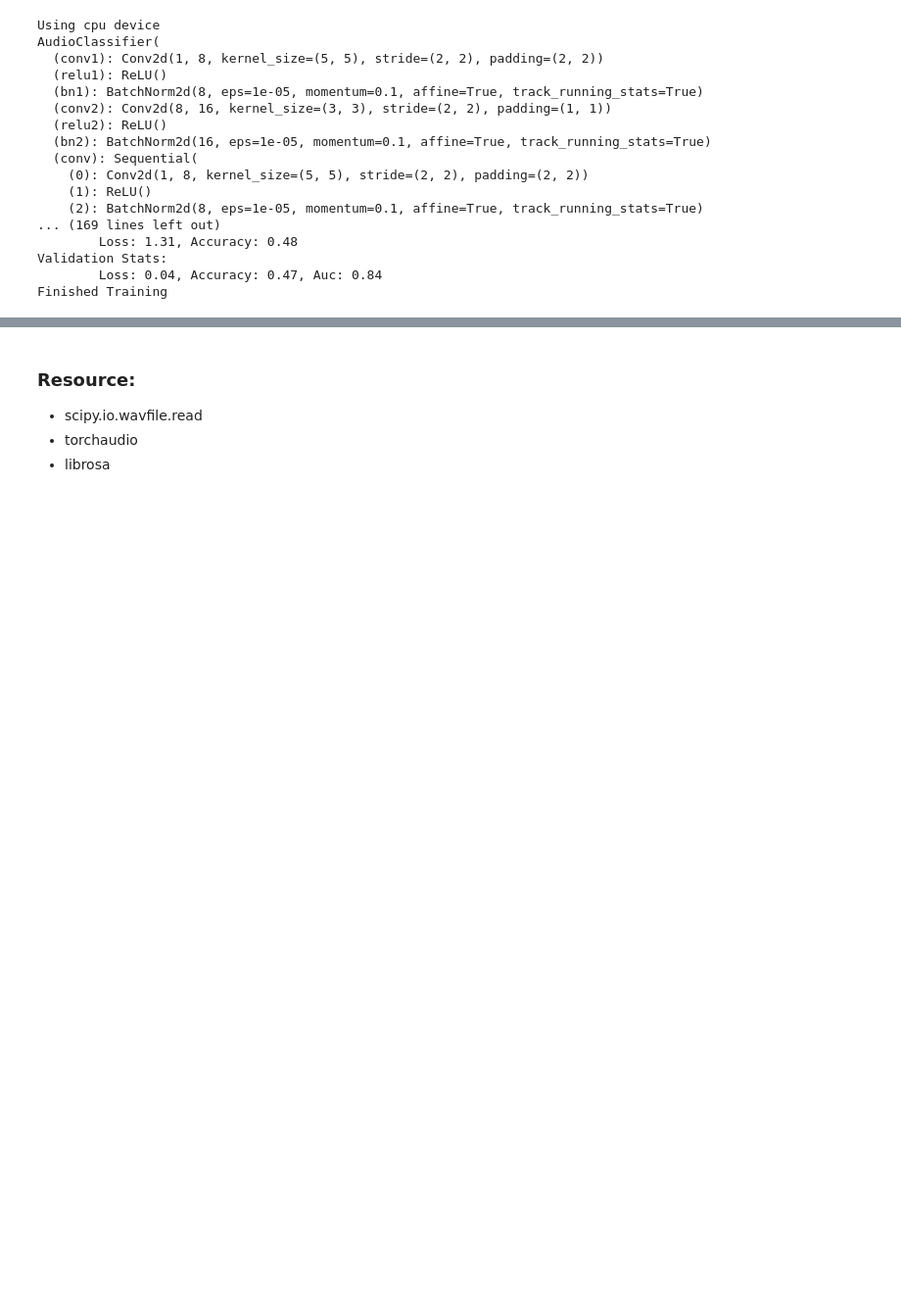
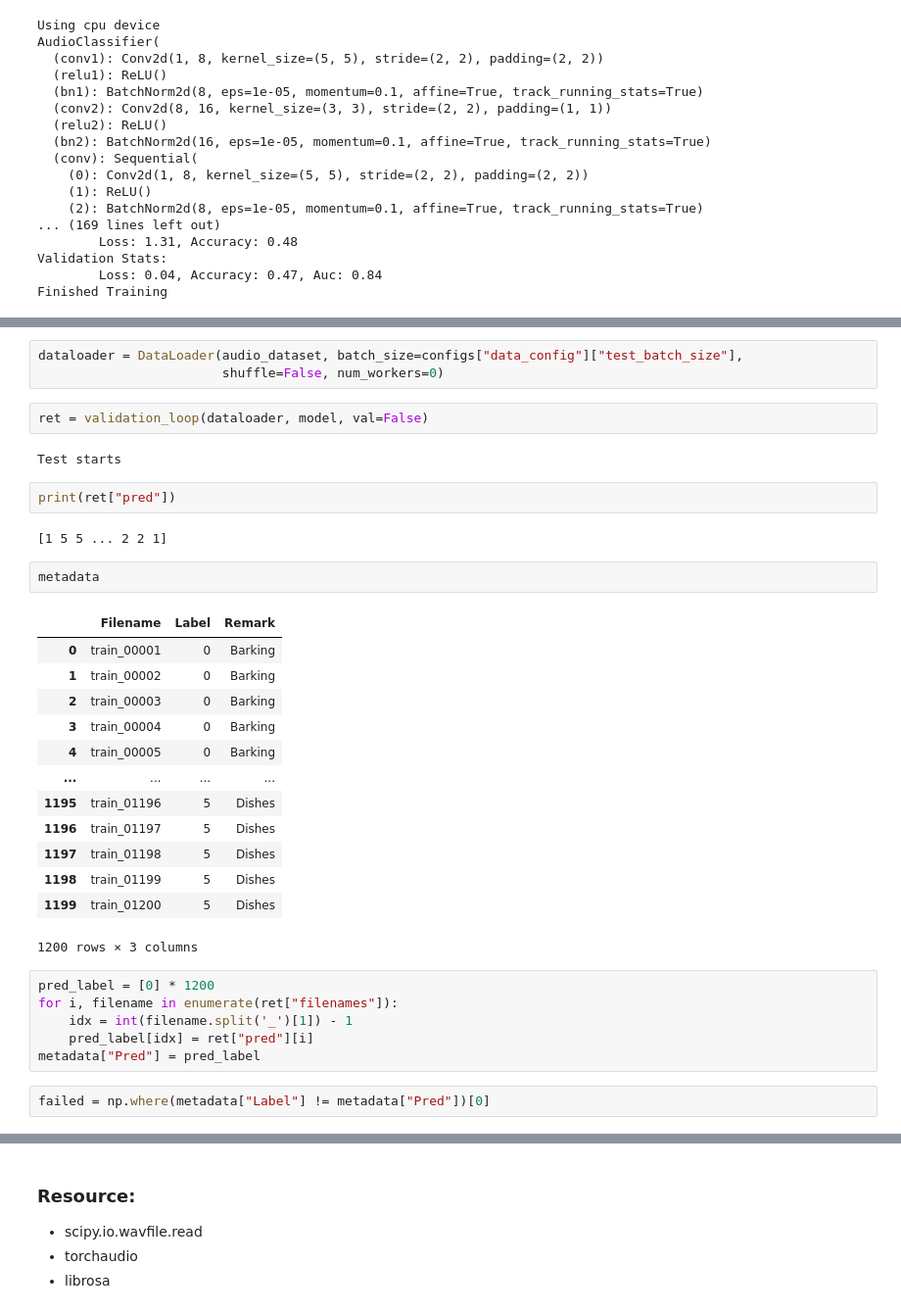
Before and after one commit to kcwanglucky/dog_sound_competition, a Jupyter notebook: notebook.ipynb, the cells around one changed output, grey strips where cells are left out. Shown: that part at 98% size. Cells and saved outputs as stored; diff of their text form; blank space fills up the shorter version.

```diff
--- a/notebook.ipynb
+++ b/notebook.ipynb
@@ -68,0 +102,35 @@ Finished Training
+# %%
+dataloader = DataLoader(audio_dataset, batch_size=configs["data_config"]["test_batch_size"],
+                        shuffle=False, num_workers=0)
+# %%
+ret = validation_loop(dataloader, model, val=False)
+# %% [output]
+Test starts
+# %%
+print(ret["pred"])
+# %% [output]
+[1 5 5 ... 2 2 1]
+# %%
+metadata
+# %% [output]
+|  | Filename | Label | Remark |
+| 0 | train_00001 | 0 | Barking |
+| 1 | train_00002 | 0 | Barking |
+| 2 | train_00003 | 0 | Barking |
+| 3 | train_00004 | 0 | Barking |
+| 4 | train_00005 | 0 | Barking |
+| ... | ... | ... | ... |
+| 1195 | train_01196 | 5 | Dishes |
+| 1196 | train_01197 | 5 | Dishes |
+| 1197 | train_01198 | 5 | Dishes |
+| 1198 | train_01199 | 5 | Dishes |
+| 1199 | train_01200 | 5 | Dishes |
+1200 rows × 3 columns
+# %%
+pred_label = [0] * 1200
+for i, filename in enumerate(ret["filenames"]):
+    idx = int(filename.split('_')[1]) - 1
+    pred_label[idx] = ret["pred"][i]
+metadata["Pred"] = pred_label
+# %%
+failed = np.where(metadata["Label"] != metadata["Pred"])[0]
```
Also changed, not shown: parts of 23 cells of this notebook, 6 other files.
